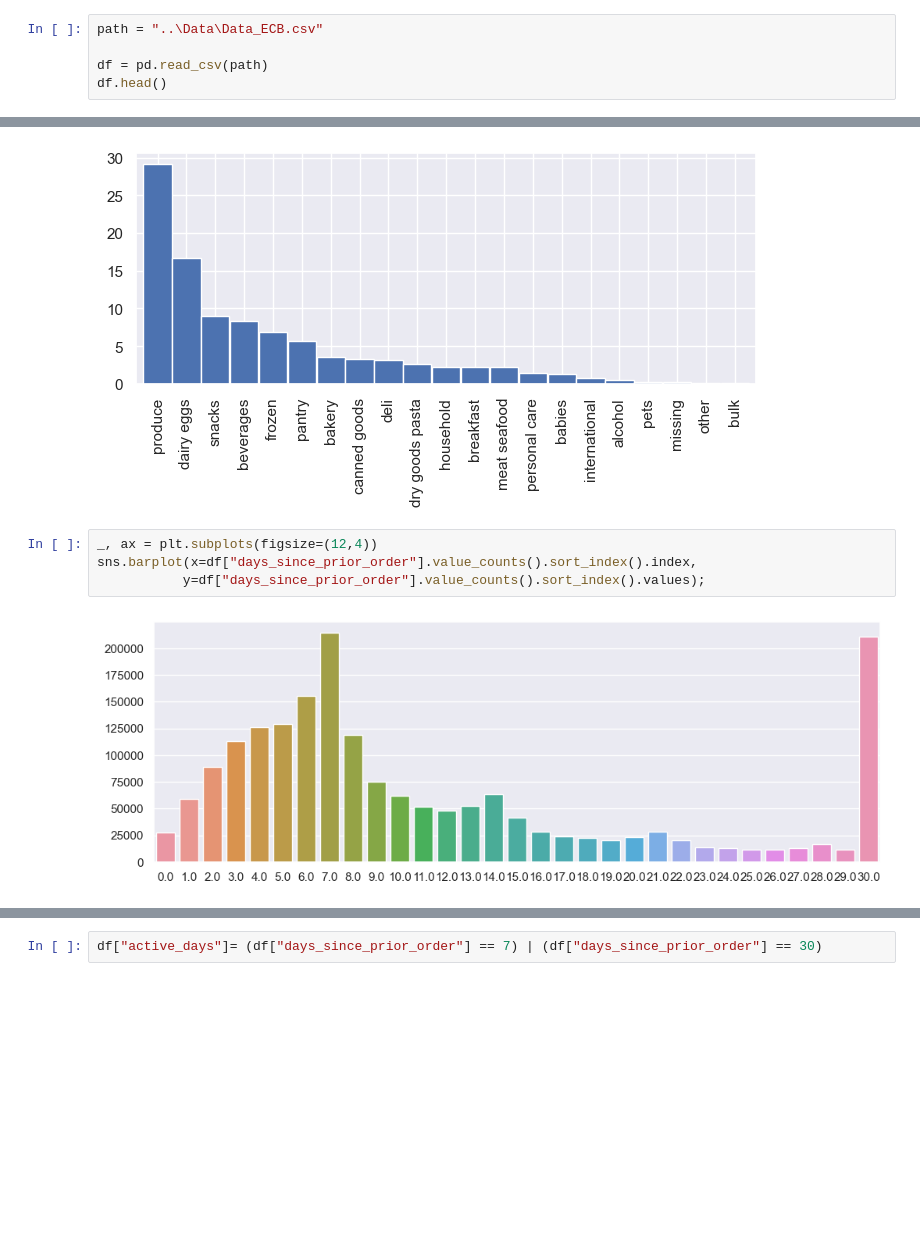
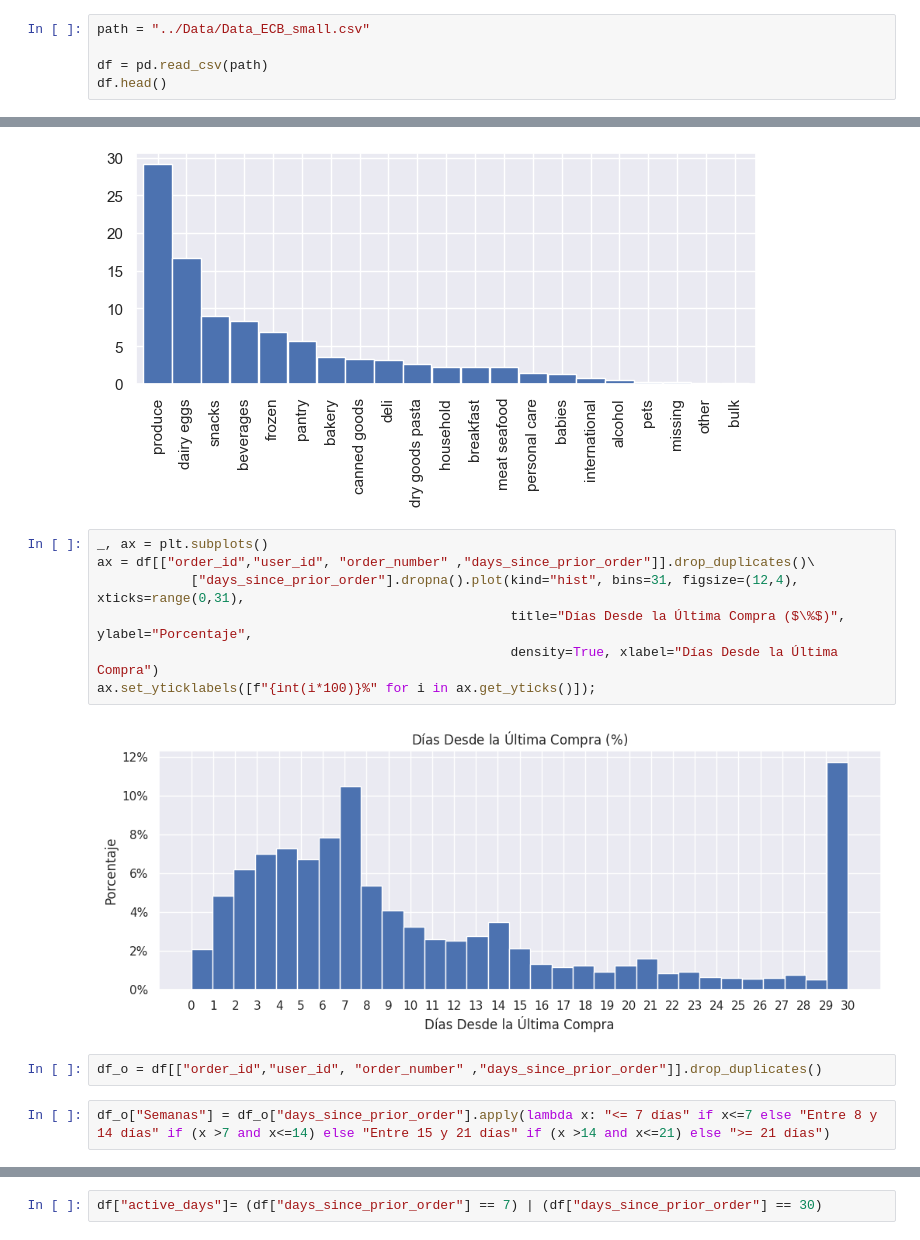
Before and after one commit to Vicalg/-EcommerceDS, a Jupyter notebook: Notebooks/Visualizations.ipynb, the cells around one changed output, grey strips where cells are left out. Saved outputs shown, nothing was run; the diff lists cells and outputs as text; blank space fills up the shorter version.

```diff
--- a/Notebooks/Visualizations.ipynb
+++ b/Notebooks/Visualizations.ipynb
@@ -10,7 +12,7 @@ sns.set_theme()
 # %% [markdown]
 ## Loading the dataset
 # %%
-path = "..\Data\Data_ECB.csv"
+path = "../Data/Data_ECB_small.csv"
 
 df = pd.read_csv(path)
 df.head()
@@ -63,9 +81,16 @@ df["user_id"].value_counts()[:10].plot(kind="bar", width=0.95);
          );
 # %% [output]
 [figure]
+# %%
+_, ax = plt.subplots()
+ax = df[["order_id","user_id", "order_number" ,"days_since_prior_order"]].drop_duplicates()\
+            ["days_since_prior_order"].dropna().plot(kind="hist", bins=31, figsize=(12,4), xticks=range(0,31),
+                                                     title="Días Desde la Última Compra ($\%$)", ylabel="Porcentaje",
+                                                     density=True, xlabel="Días Desde la Última Compra")
+ax.set_yticklabels([f"{int(i*100)}%" for i in ax.get_yticks()]);
+# %% [output]
+[figure, added]
 # %%
-_, ax = plt.subplots(figsize=(12,4))
-sns.barplot(x=df["days_since_prior_order"].value_counts().sort_index().index,
-           y=df["days_since_prior_order"].value_counts().sort_index().values);
+df_o = df[["order_id","user_id", "order_number" ,"days_since_prior_order"]].drop_duplicates()
-# %% [output]
-[figure, removed]
+# %%
+df_o["Semanas"] = df_o["days_since_prior_order"].apply(lambda x: "<= 7 días" if x<=7 else "Entre 8 y 14 días" if (x >7 and x<=14) else "Entre 15 y 21 días" if (x >14 and x<=21) else ">= 21 días")
```
Also changed, not shown: parts of 16 cells of this notebook, 1 other file.
